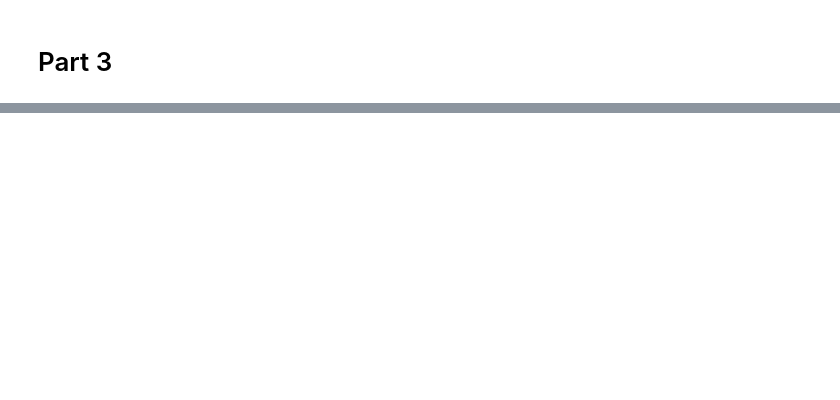
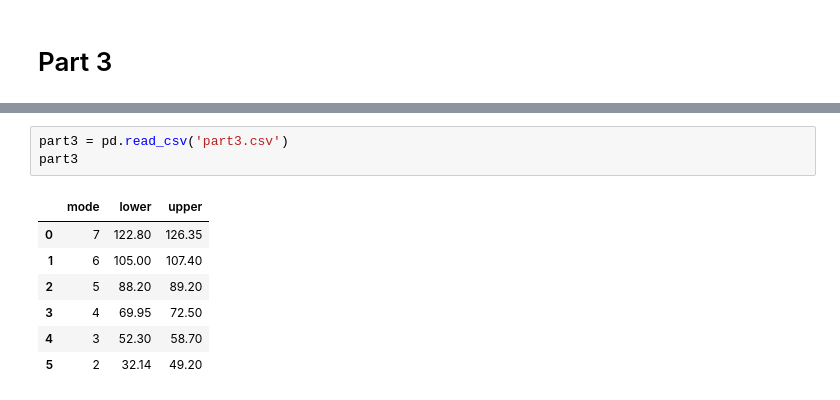
Before and after one commit to Faith-Qiao/physics5bl, a Jupyter notebook: lab11/lab11.ipynb, the cells around one changed output, grey strips where cells are left out. Saved outputs shown, nothing was run; the diff lists cells and outputs as text; blank space fills up the shorter version.

```diff
--- a/lab11/lab11.ipynb
+++ b/lab11/lab11.ipynb
@@ -178,0 +123,11 @@ mu_exp, mu_exp_error, chi_squared, reduced_chi_squared
+# %%
+part3 = pd.read_csv('part3.csv')
+part3
+# %% [output]
+|  | mode | lower | upper |
+| 0 | 7 | 122.80 | 126.35 |
+| 1 | 6 | 105.00 | 107.40 |
+| 2 | 5 | 88.20 | 89.20 |
+| 3 | 4 | 69.95 | 72.50 |
+| 4 | 3 | 52.30 | 58.70 |
+| 5 | 2 | 32.14 | 49.20 |
```
Also changed, not shown: parts of 4 cells of this notebook.
